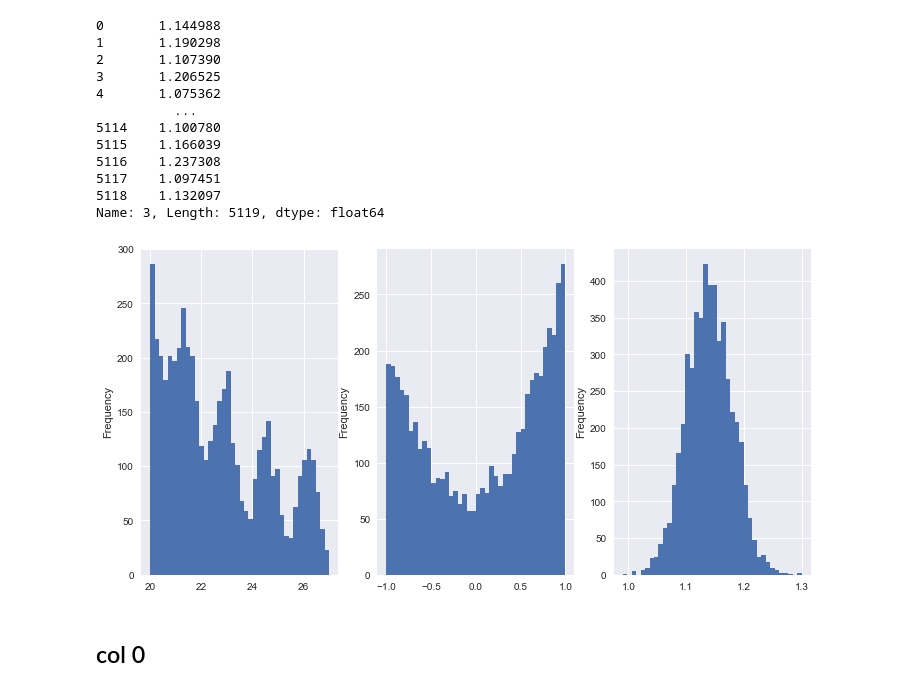
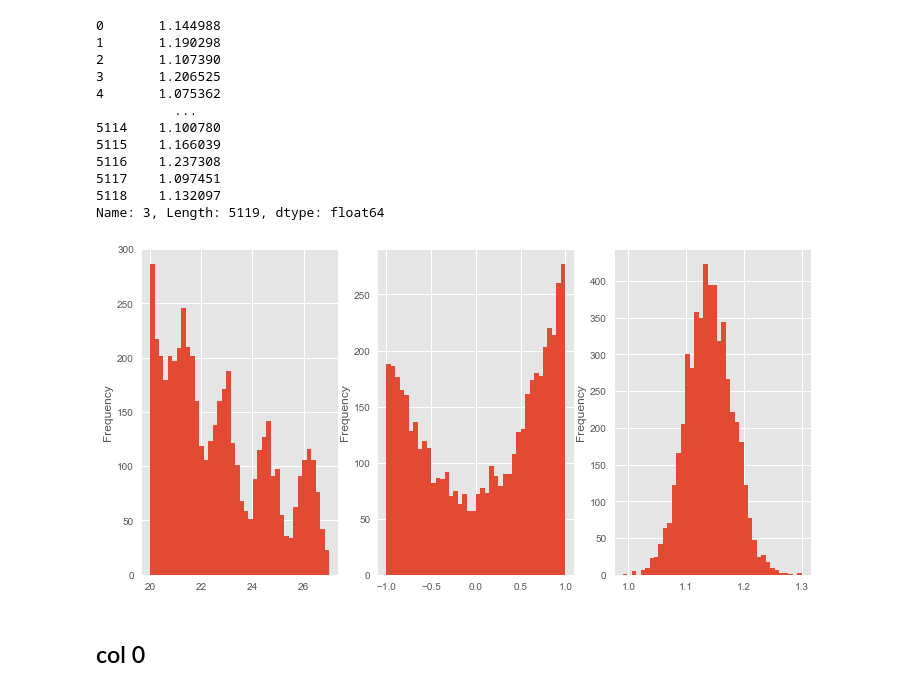
Before and after one commit to Kiril94/AMAS, a Jupyter notebook: Main_exam/AMAS_Exam_2021.ipynb, the cells around one changed output. Drawn from its saved outputs; the diff is of its cells as text; code cells hidden in the pictures.

```diff
--- a/Main_exam/AMAS_Exam_2021.ipynb
+++ b/Main_exam/AMAS_Exam_2021.ipynb
@@ -65,13 +65,13 @@ D1.iloc[:,3]
 5118    1.132097
 Name: 3, Length: 5119, dtype: float64
 # %%
-plt.style.use('seaborn')
+#plt.style.use('seaborn')
 fig, ax = plt.subplots(1,3, figsize = (12,6))
 ax = ax.flatten()
 for i,j in enumerate([0,1,3]):
     D1.iloc[:,j].plot.hist(legend=False, bins = 40, ax = ax[i])
 # %% [output]
-[figure, old version]
+[figure, new version]
 # %%
 #Test all 3 pdfs for the first column
 def f0(x, a,b,c):
```
Also changed, not shown: parts of 14 cells of this notebook, 1 other file.
